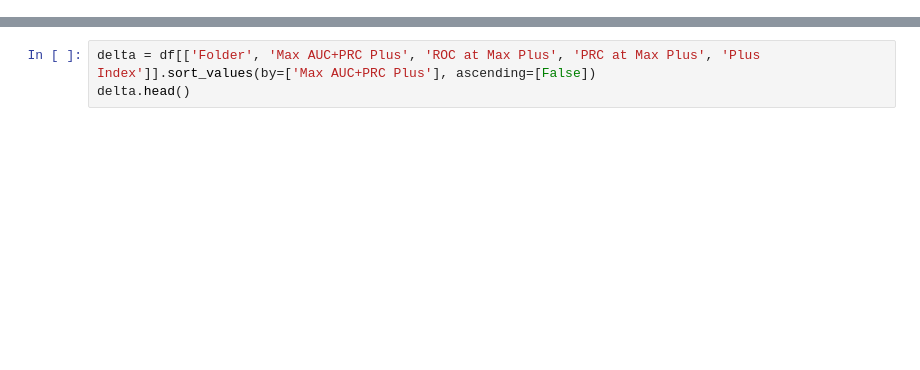
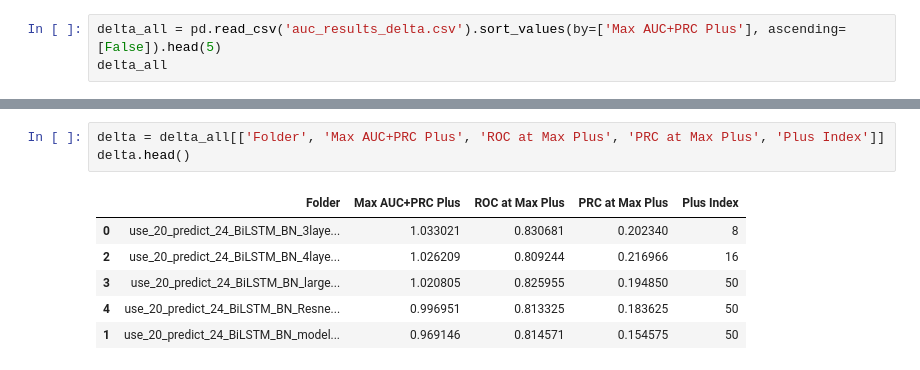
Before and after one commit to chenfancc/Zhongda_before_after, a Jupyter notebook: select_model/select_model.ipynb, the cells around one changed output, grey strips where cells are left out. Saved outputs shown, nothing was run; the diff lists cells and outputs as text; blank space fills up the shorter version.

```diff
--- a/select_model/select_model.ipynb
+++ b/select_model/select_model.ipynb
@@ -101,0 +105,3 @@ df
+# %%
+delta_all = pd.read_csv('auc_results_delta.csv').sort_values(by=['Max AUC+PRC Plus'], ascending=[False]).head(5)
+delta_all
@@ -102,3 +115,10 @@ df
 # %%
-delta = df[['Folder', 'Max AUC+PRC Plus', 'ROC at Max Plus', 'PRC at Max Plus', 'Plus Index']].sort_values(by=['Max AUC+PRC Plus'], ascending=[False])
+delta = delta_all[['Folder', 'Max AUC+PRC Plus', 'ROC at Max Plus', 'PRC at Max Plus', 'Plus Index']]
 delta.head()
+# %% [output]
+|  | Folder | Max AUC+PRC Plus | ROC at Max Plus | PRC at Max Plus | Plus Index |
+| 0 | use_20_predict_24_BiLSTM_BN_3laye... | 1.033021 | 0.830681 | 0.202340 | 8 |
+| 2 | use_20_predict_24_BiLSTM_BN_4laye... | 1.026209 | 0.809244 | 0.216966 | 16 |
+| 3 | use_20_predict_24_BiLSTM_BN_large... | 1.020805 | 0.825955 | 0.194850 | 50 |
+| 4 | use_20_predict_24_BiLSTM_BN_Resne... | 0.996951 | 0.813325 | 0.183625 | 50 |
+| 1 | use_20_predict_24_BiLSTM_BN_model... | 0.969146 | 0.814571 | 0.154575 | 50 |
```
Also changed, not shown: parts of 11 cells of this notebook.
